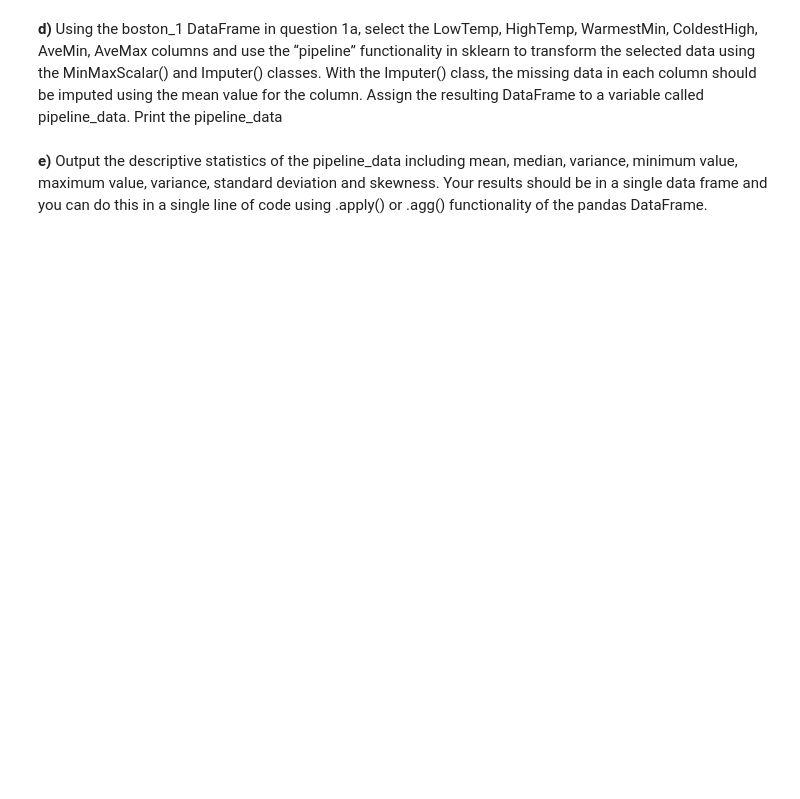
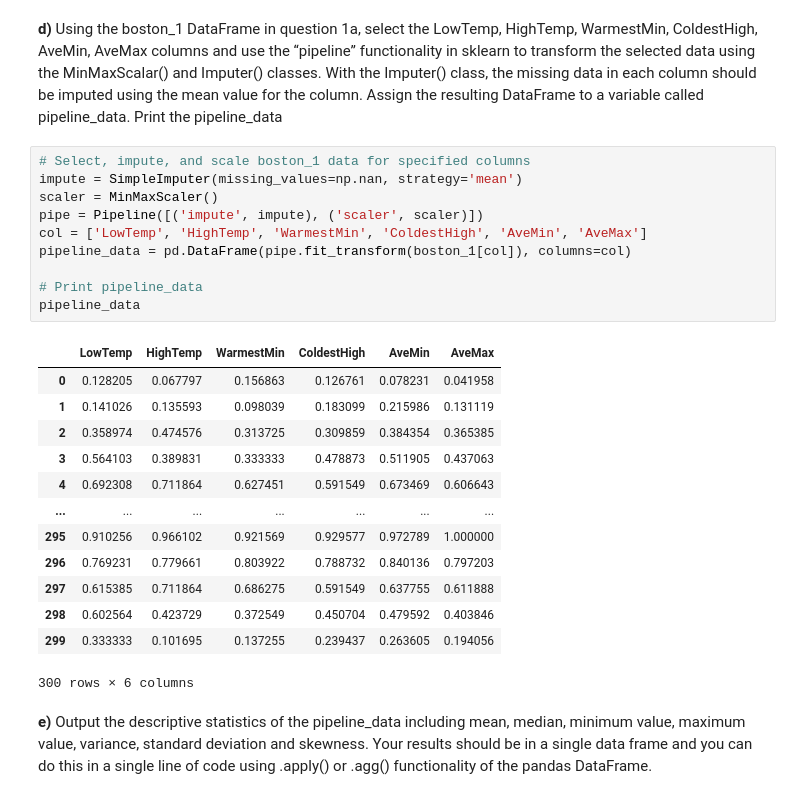
Before and after one commit to rkraemer25/DSTOOLS2, a Jupyter notebook: Week_1/Robert_Kraemer_Assignment_1.ipynb, the cells around one changed output. Saved outputs shown, nothing was run; the diff lists cells and outputs as text; blank space fills up the shorter version.

```diff
--- a/Week_1/Robert_Kraemer_Assignment_1.ipynb
+++ b/Week_1/Robert_Kraemer_Assignment_1.ipynb
@@ -212,4 +411,28 @@ Imagine that you wanted to use the student_data in question 2a to make predictio
 # %% [markdown]
 <b>d)</b>	Using the boston_1 DataFrame in question 1a, select the LowTemp, HighTemp, WarmestMin, ColdestHigh, AveMin, AveMax columns and use the “pipeline” functionality in sklearn to transform the selected data using the MinMaxScalar() and Imputer() classes.  With the Imputer() class, the missing data in each column should be imputed using the mean value for the column. Assign the resulting DataFrame to a variable called pipeline_data. Print the pipeline_data
+# %%
+# Select, impute, and scale boston_1 data for specified columns
+impute = SimpleImputer(missing_values=np.nan, strategy='mean')
+scaler = MinMaxScaler()
+pipe = Pipeline([('impute', impute), ('scaler', scaler)])
+col = ['LowTemp', 'HighTemp', 'WarmestMin', 'ColdestHigh', 'AveMin', 'AveMax']
+pipeline_data = pd.DataFrame(pipe.fit_transform(boston_1[col]), columns=col)
+
+# Print pipeline_data
+pipeline_data
+# %% [output]
+|  | LowTemp | HighTemp | WarmestMin | ColdestHigh | AveMin | AveMax |
+| 0 | 0.128205 | 0.067797 | 0.156863 | 0.126761 | 0.078231 | 0.041958 |
+| 1 | 0.141026 | 0.135593 | 0.098039 | 0.183099 | 0.215986 | 0.131119 |
+| 2 | 0.358974 | 0.474576 | 0.313725 | 0.309859 | 0.384354 | 0.365385 |
+| 3 | 0.564103 | 0.389831 | 0.333333 | 0.478873 | 0.511905 | 0.437063 |
+| 4 | 0.692308 | 0.711864 | 0.627451 | 0.591549 | 0.673469 | 0.606643 |
+| ... | ... | ... | ... | ... | ... | ... |
+| 295 | 0.910256 | 0.966102 | 0.921569 | 0.929577 | 0.972789 | 1.000000 |
+| 296 | 0.769231 | 0.779661 | 0.803922 | 0.788732 | 0.840136 | 0.797203 |
+| 297 | 0.615385 | 0.711864 | 0.686275 | 0.591549 | 0.637755 | 0.611888 |
+| 298 | 0.602564 | 0.423729 | 0.372549 | 0.450704 | 0.479592 | 0.403846 |
+| 299 | 0.333333 | 0.101695 | 0.137255 | 0.239437 | 0.263605 | 0.194056 |
+300 rows × 6 columns
 # %% [markdown]
-<b>e)</b>	Output the descriptive statistics of the pipeline_data including mean, median, variance, minimum value, maximum value, variance, standard deviation and skewness. Your results should be in a single data frame and you can do this in a single line of code using .apply() or .agg() functionality of the pandas DataFrame.
+<b>e)</b>	Output the descriptive statistics of the pipeline_data including mean, median, minimum value, maximum value, variance, standard deviation and skewness. Your results should be in a single data frame and you can do this in a single line of code using .apply() or .agg() functionality of the pandas DataFrame.
```
Also changed, not shown: parts of 21 cells of this notebook, 1 other file.
